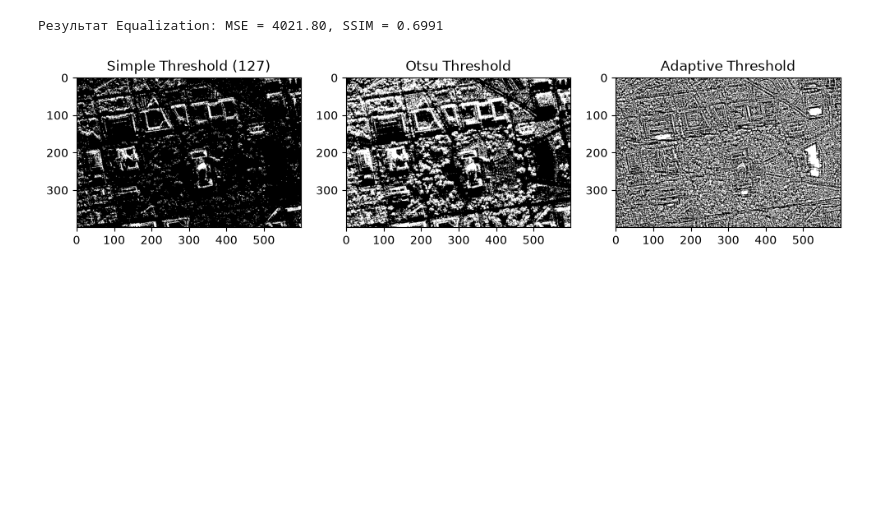
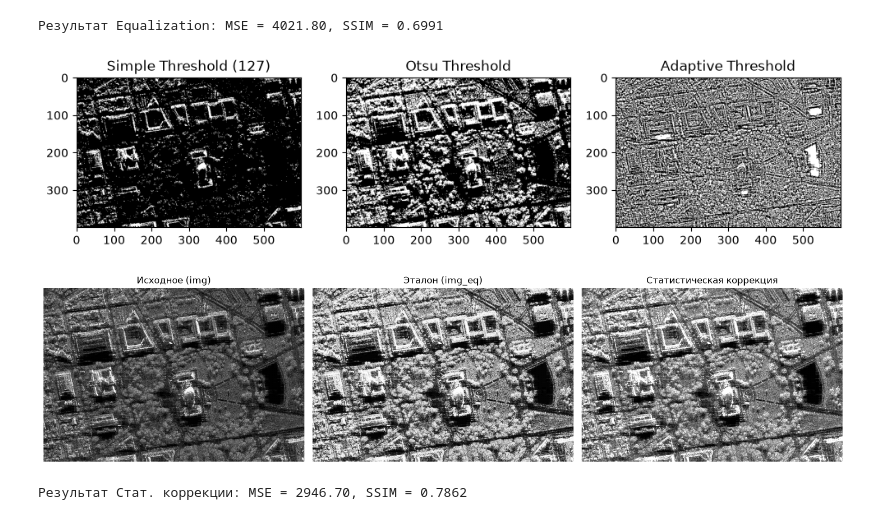
Before and after one commit to sannarat/course-image-processing-2026, a Jupyter notebook: lab1/Task-1.ipynb, the cells around one changed output. Cells and saved outputs as stored; diff of their text form; code cells hidden in the pictures; blank space fills up the shorter version.

```diff
--- a/lab1/Task-1.ipynb
+++ b/lab1/Task-1.ipynb
@@ -93,3 +93,27 @@ plt.subplot(1, 3, 3); plt.imshow(thresh_adapt, cmap='gray'); plt.title('Adaptive
 plt.show()
 # %% [output]
 [figure]
+# %%
+import cv2
+mean_src, std_src = cv2.meanStdDev(image)
+mean_ref, std_ref = cv2.meanStdDev(img_eq)
+
+mean_src, std_src = mean_src[0][0], std_src[0][0]
+mean_ref, std_ref = mean_ref[0][0], std_ref[0][0]
+
+img_float = img.astype(np.float32)
+stat_corrected = ((img_float - mean_src) / (std_src + 1e-8)) * std_ref + mean_ref
+stat_corrected = np.clip(stat_corrected, 0, 255).astype(np.uint8)
+
+fig, axes = plt.subplots(1, 3, figsize=(15, 5))
+axes[0].imshow(img, cmap='gray'); axes[0].set_title('Исходное (img)'); axes[0].axis('off')
+axes[1].imshow(img_eq, cmap='gray'); axes[1].set_title('Эталон (img_eq)'); axes[1].axis('off')
+axes[2].imshow(stat_corrected, cmap='gray'); axes[2].set_title('Статистическая коррекция'); axes[2].axis('off')
+plt.tight_layout()
+plt.show()
+
+mse_stat, ssim_stat = calculate_metrics(img, stat_corrected)
+print(f"Результат Стат. коррекции: MSE = {mse_stat:.2f}, SSIM = {ssim_stat:.4f}")
+# %% [output]
+[figure, added]
+Результат Стат. коррекции: MSE = 2946.70, SSIM = 0.7862
```
Also changed, not shown: parts of 1 cell of this notebook.
